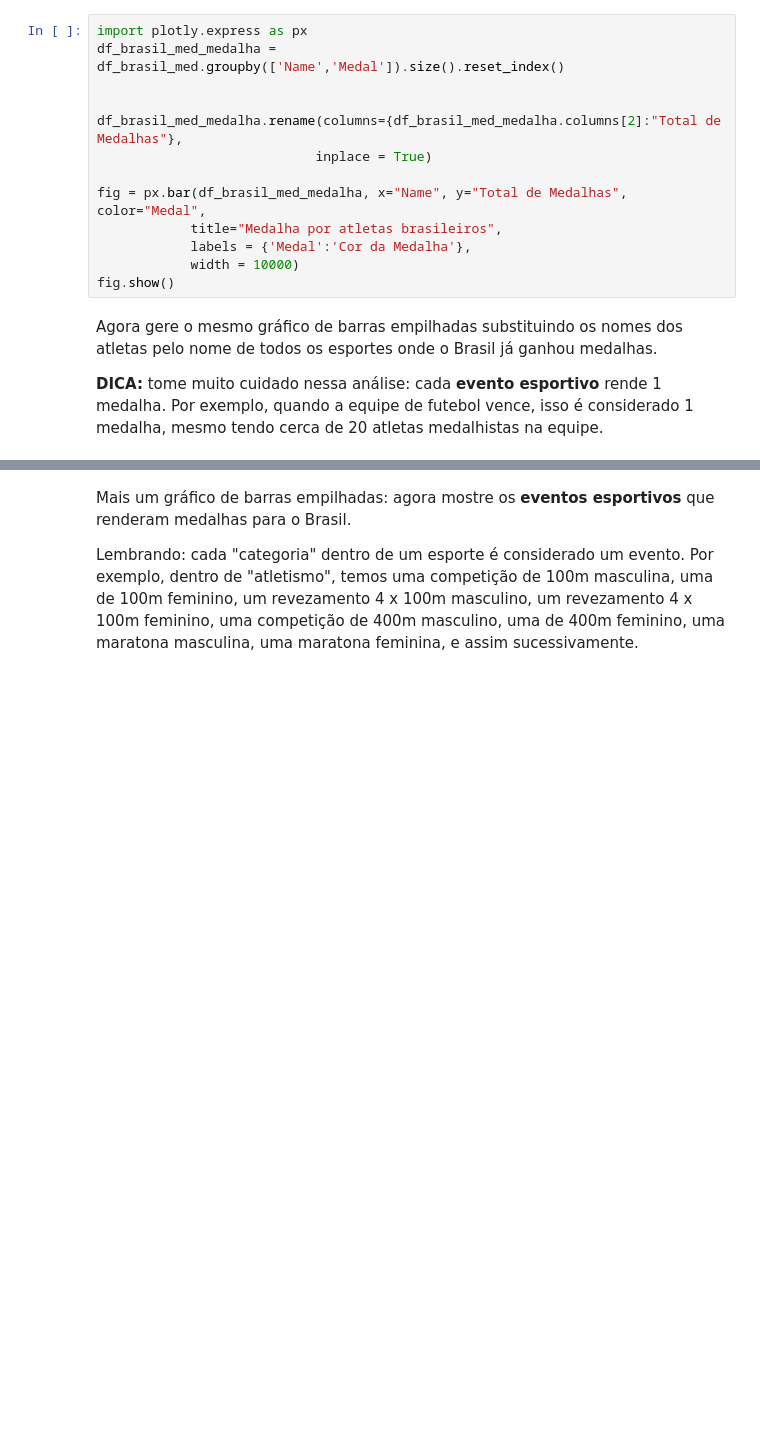
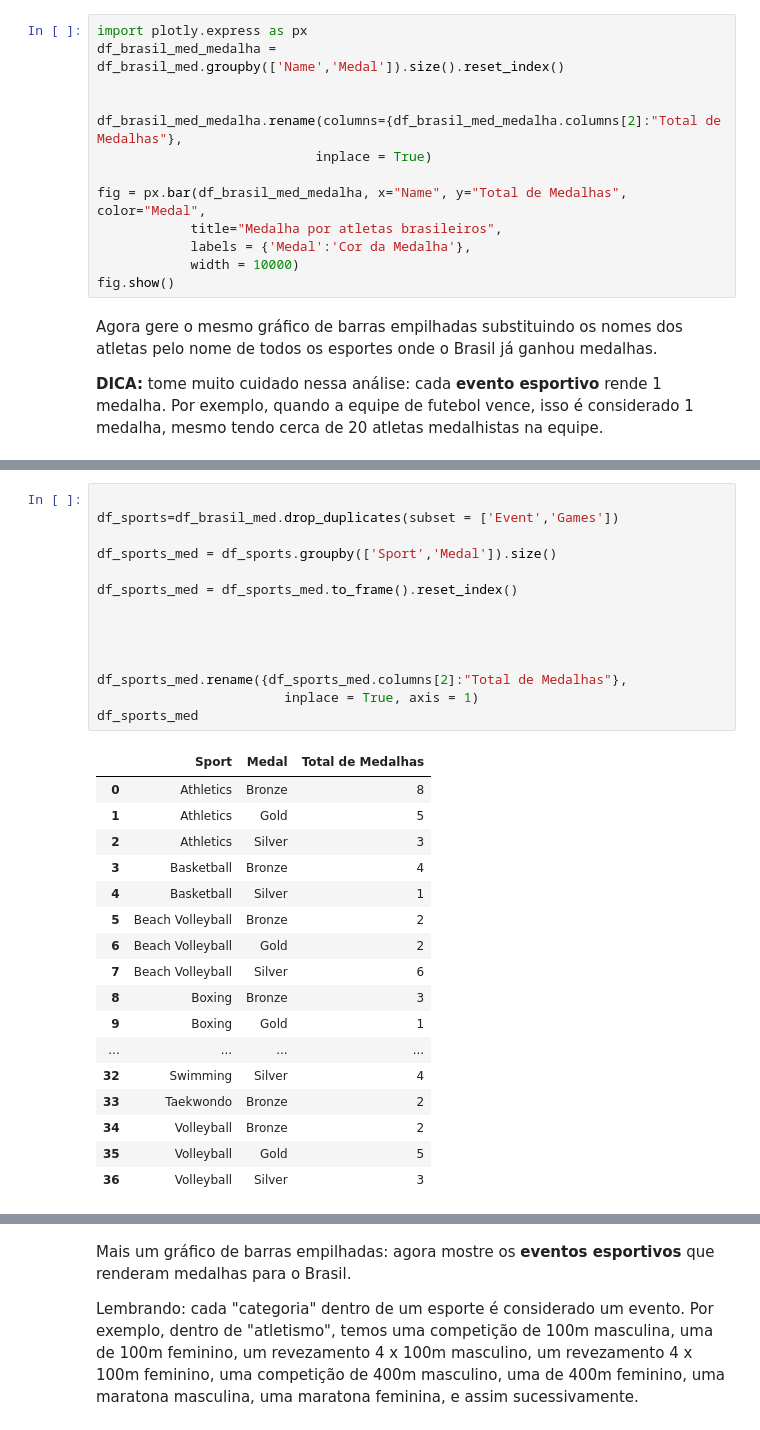
Before and after one commit to VictorBTaveira/Projeto-DataViz, a Jupyter notebook: Projeto_Dataviz.ipynb, the cells around one changed output, grey strips where cells are left out. Drawn from its saved outputs; the diff is of its cells as text; blank space fills up the shorter version.

```diff
--- a/Projeto_Dataviz.ipynb
+++ b/Projeto_Dataviz.ipynb
@@ -216,0 +218,32 @@ Agora gere o mesmo gráfico de barras empilhadas substituindo os nomes dos atlet
+# %%
+
+df_sports=df_brasil_med.drop_duplicates(subset = ['Event','Games'])
+
+df_sports_med = df_sports.groupby(['Sport','Medal']).size()
+
+df_sports_med = df_sports_med.to_frame().reset_index()
+
+
+
+
+df_sports_med.rename({df_sports_med.columns[2]:"Total de Medalhas"},
+                        inplace = True, axis = 1)
+df_sports_med
+# %% [output]
+|  | Sport | Medal | Total de Medalhas |
+| 0 | Athletics | Bronze | 8 |
+| 1 | Athletics | Gold | 5 |
+| 2 | Athletics | Silver | 3 |
+| 3 | Basketball | Bronze | 4 |
+| 4 | Basketball | Silver | 1 |
+| 5 | Beach Volleyball | Bronze | 2 |
+| 6 | Beach Volleyball | Gold | 2 |
+| 7 | Beach Volleyball | Silver | 6 |
+| 8 | Boxing | Bronze | 3 |
+| 9 | Boxing | Gold | 1 |
+| ... | ... | ... | ... |
+| 32 | Swimming | Silver | 4 |
+| 33 | Taekwondo | Bronze | 2 |
+| 34 | Volleyball | Bronze | 2 |
+| 35 | Volleyball | Gold | 5 |
+| 36 | Volleyball | Silver | 3 |
```
Also changed, not shown: parts of 13 cells of this notebook.
